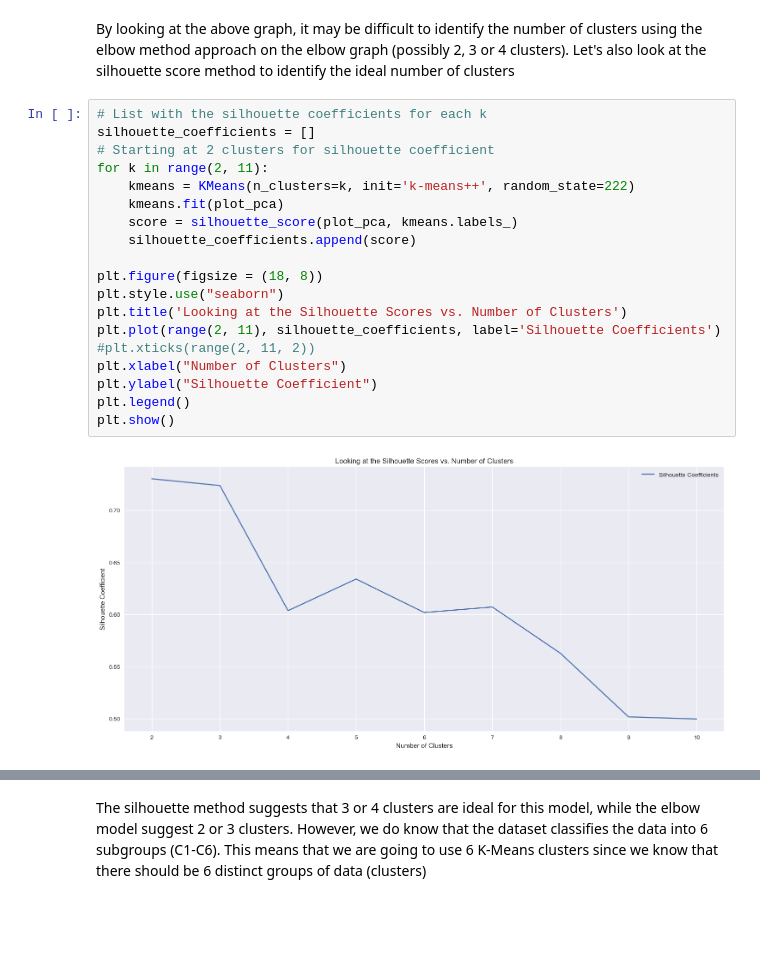
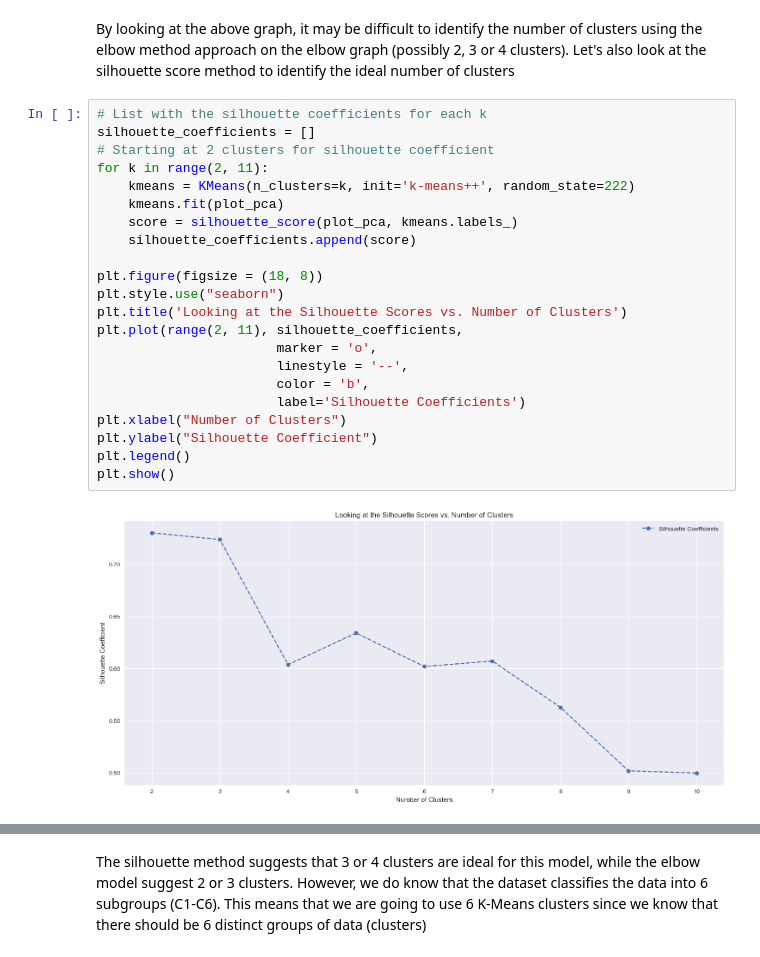
Before and after one commit to Jeff-Mitchell/Machine-Learning-Project, a Jupyter notebook: Machine Learning Project Notebook.ipynb, the cells around one changed output, grey strips where cells are left out. Saved outputs shown, nothing was run; the diff lists cells and outputs as text; blank space fills up the shorter version.

```diff
--- a/Machine Learning Project Notebook.ipynb
+++ b/Machine Learning Project Notebook.ipynb
@@ -306,24 +303,27 @@ By looking at the above graph, it may be difficult to identify the number of clu
 # %%
 # List with the silhouette coefficients for each k
 silhouette_coefficients = []
 # Starting at 2 clusters for silhouette coefficient
 for k in range(2, 11):
     kmeans = KMeans(n_clusters=k, init='k-means++', random_state=222)
     kmeans.fit(plot_pca)
     score = silhouette_score(plot_pca, kmeans.labels_)
     silhouette_coefficients.append(score)
 
 plt.figure(figsize = (18, 8))
 plt.style.use("seaborn")
 plt.title('Looking at the Silhouette Scores vs. Number of Clusters')
-plt.plot(range(2, 11), silhouette_coefficients, label='Silhouette Coefficients')
-#plt.xticks(range(2, 11, 2))
+plt.plot(range(2, 11), silhouette_coefficients,
+                       marker = 'o',
+                       linestyle = '--',
+                       color = 'b',
+                       label='Silhouette Coefficients')
 plt.xlabel("Number of Clusters")
 plt.ylabel("Silhouette Coefficient")
 plt.legend()
 plt.show()
 # %% [output]
-[figure, old version]
+[figure, new version]
 # %%
 # Silhouette analysis
 clusters = range(2, 7, 1)
```
Also changed, not shown: parts of 25 cells of this notebook.
